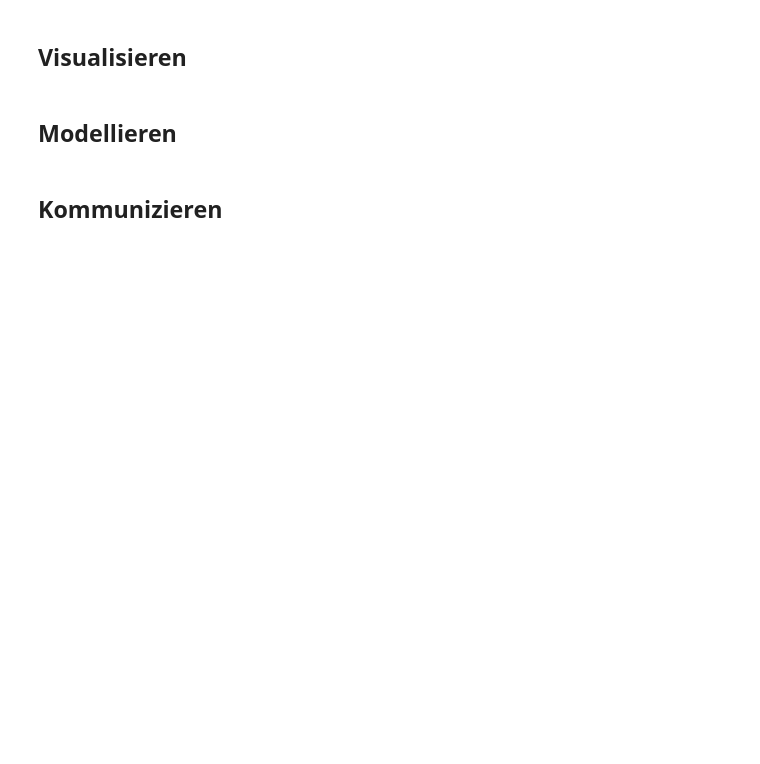
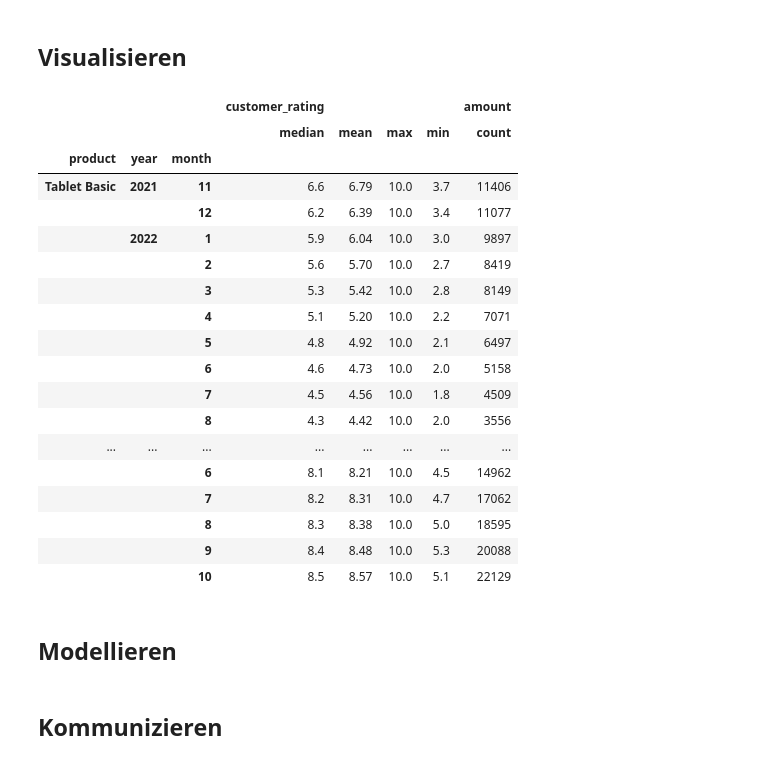
Before and after one commit to AliBenBali/TabletGmbHProjekt, a Jupyter notebook: Fallstudie.ipynb, the cells around one changed output. Saved outputs shown, nothing was run; the diff lists cells and outputs as text; code cells hidden in the pictures; blank space fills up the shorter version.

```diff
--- a/Fallstudie.ipynb
+++ b/Fallstudie.ipynb
@@ -205,5 +323,28 @@ df_sales
 # %% [markdown]
 ## Visualisieren
+# %%
+df_sales.groupby(["product","year", "month"]).agg({"customer_rating" : {"mean", "median", "min", "max"}, "amount" : "count"}).round(2)
+#linear regression between customer_rating and amount
+# %% [output]
+|  |  |  | customer_rating |  |  |  | amount |
+|  |  |  | median | mean | max | min | count |
+| product | year | month |  |  |  |  |  |
+| Tablet Basic | 2021 | 11 | 6.6 | 6.79 | 10.0 | 3.7 | 11406 |
+|  |  | 12 | 6.2 | 6.39 | 10.0 | 3.4 | 11077 |
+|  | 2022 | 1 | 5.9 | 6.04 | 10.0 | 3.0 | 9897 |
+|  |  | 2 | 5.6 | 5.70 | 10.0 | 2.7 | 8419 |
+|  |  | 3 | 5.3 | 5.42 | 10.0 | 2.8 | 8149 |
+|  |  | 4 | 5.1 | 5.20 | 10.0 | 2.2 | 7071 |
+|  |  | 5 | 4.8 | 4.92 | 10.0 | 2.1 | 6497 |
+|  |  | 6 | 4.6 | 4.73 | 10.0 | 2.0 | 5158 |
+|  |  | 7 | 4.5 | 4.56 | 10.0 | 1.8 | 4509 |
+|  |  | 8 | 4.3 | 4.42 | 10.0 | 2.0 | 3556 |
+| ... | ... | ... | ... | ... | ... | ... | ... |
+|  |  | 6 | 8.1 | 8.21 | 10.0 | 4.5 | 14962 |
+|  |  | 7 | 8.2 | 8.31 | 10.0 | 4.7 | 17062 |
+|  |  | 8 | 8.3 | 8.38 | 10.0 | 5.0 | 18595 |
+|  |  | 9 | 8.4 | 8.48 | 10.0 | 5.3 | 20088 |
+|  |  | 10 | 8.5 | 8.57 | 10.0 | 5.1 | 22129 |
 # %% [markdown]
 ## Modellieren
 # %% [markdown]
```
Also changed, not shown: parts of 12 cells of this notebook.
